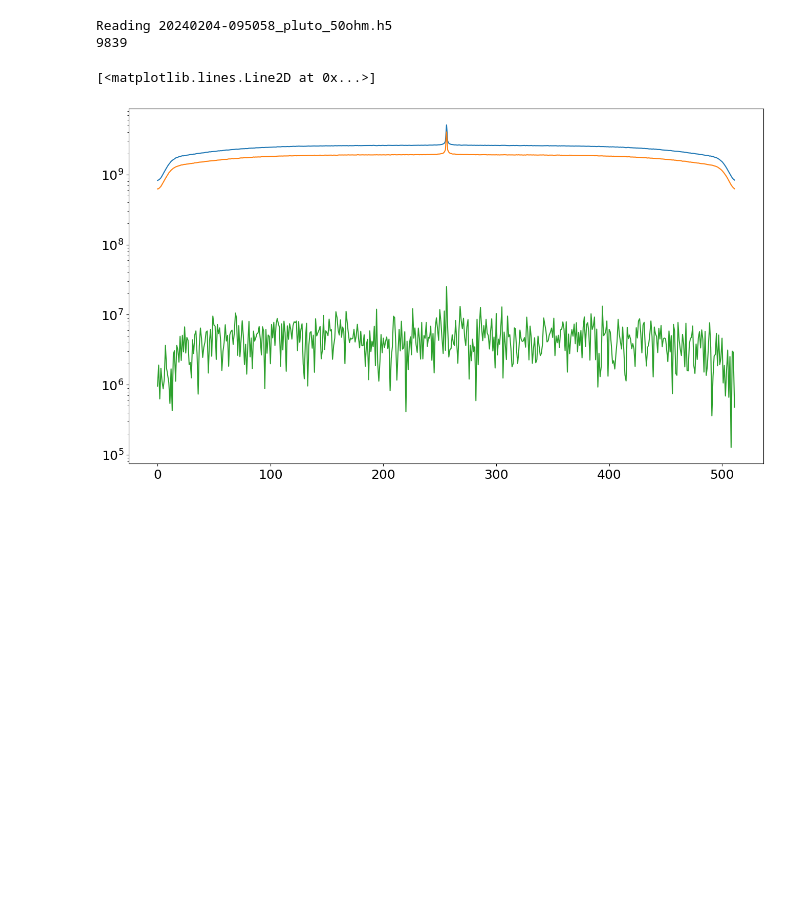
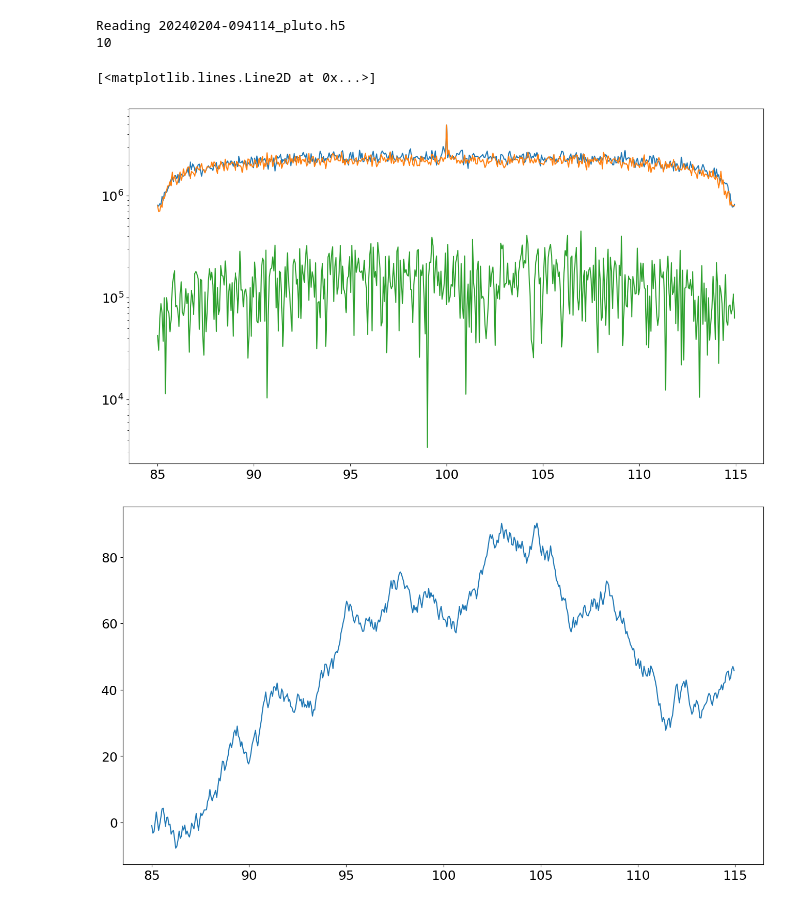
Before and after one commit to jnthek/plutosdr, a Jupyter notebook: Read_hdf5.ipynb, the cells around one changed output. Cells and saved outputs as stored; diff of their text form; code cells hidden in the pictures; blank space fills up the shorter version.

```diff
--- a/Read_hdf5.ipynb
+++ b/Read_hdf5.ipynb
@@ -5,48 +5,52 @@ import h5py
 import time
 
 plt.rcParams.update({'font.size': 18})
-# %%
-h5_file = "20240204-095058_pluto_50ohm.h5"
 # %%
-print ("Reading",h5_file)
-hf = h5py.File(h5_file, 'r')
+def h5file2corr(h5_file, NFFT):
+    print ("Reading",h5_file)
+    with h5py.File(h5_file, 'r') as hf:
+        fc = hf["data"].attrs['fc']
+        fs = hf["data"].attrs['fs']
+        c  = hf["data"].attrs['c']
+        len_data = hf["data/timestamps"][()].shape[0]
+        print (len_data)
+        Nsamp = int(c)
 
-fc = hf["data"].attrs['fc']
-fs = hf["data"].attrs['fs']
-c  = hf["data"].attrs['c']
-len_data = hf["data/timestamps"][()].shape[0]
-print (len_data)
+        auto11 = np.zeros(NFFT, dtype=np.complex64)
+        auto22 = np.zeros(NFFT, dtype=np.complex64)
+        cross12 = np.zeros(NFFT, dtype=np.complex64)
 
-NFFT = 512
-Nsamp = int(c)
+        for i in range(len_data):
+            a = hf["data/samples"][i][0][:]
+            b = hf["data/samples"][i][1][:]
 
-auto11 = np.zeros(NFFT, dtype=np.complex64)
-auto22 = np.zeros(NFFT, dtype=np.complex64)
-cross12 = np.zeros(NFFT, dtype=np.complex64)
+            for j in range(int(Nsamp/NFFT)):
+                c1_fft = np.fft.fft(a[j*NFFT:(j+1)*NFFT])
+                c2_fft = np.fft.fft(b[j*NFFT:(j+1)*NFFT])
+                auto11 = auto11 + c1_fft*np.conj(c1_fft)
+                auto22 = auto22 + c2_fft*np.conj(c2_fft)
+                cross12 = cross12 + c1_fft*np.conj(c2_fft)
 
-for i in range(len_data):
-    a = hf["data/samples"][i][0][:]
-    b = hf["data/samples"][i][1][:]
-
-    for j in range(int(Nsamp/NFFT)):
-        c1_fft = np.fft.fft(a[j*NFFT:(j+1)*NFFT])
-        c2_fft = np.fft.fft(b[j*NFFT:(j+1)*NFFT])
-        auto11 = auto11 + c1_fft*np.conj(c1_fft)
-        auto22 = auto22 + c2_fft*np.conj(c2_fft)
-        cross12 = cross12 + c1_fft*np.conj(c2_fft)
-hf.close()
-
-auto11 = np.fft.fftshift(auto11)
-auto22 = np.fft.fftshift(auto22)
-cross12 = np.fft.fftshift(cross12)
+    auto11 = np.fft.fftshift(auto11)
+    auto22 = np.fft.fftshift(auto22)
+    cross12 = np.fft.fftshift(cross12)
+    freqs = np.fft.fftshift(np.fft.fftfreq(NFFT, 1/fs)+fc)
+    return freqs, auto11, auto22, cross12
-# %% [output]
-Reading 20240204-095058_pluto_50ohm.h5
-9839
+# %%
+# freqs, auto11, auto22, cross12 = h5file2corr("20240204-095058_pluto_50ohm.h5", 512)
+freqs, auto11, auto22, cross12 = h5file2corr("20240204-094114_pluto.h5", 512)
+# %% [output]
+Reading 20240204-094114_pluto.h5
+10
 # %%
 plt.figure(figsize=(16,9))
-plt.semilogy(np.abs(auto11))
-plt.semilogy(np.abs(auto22))
-plt.semilogy(np.abs(cross12))
+plt.semilogy(freqs/1e6, np.abs(auto11))
+plt.semilogy(freqs/1e6, np.abs(auto22))
+plt.semilogy(freqs/1e6, np.abs(cross12))
+
+plt.figure(figsize=(16,9))
+plt.plot(freqs/1e6, np.unwrap(np.angle(cross12)))
 # %% [output]
 [<matplotlib.lines.Line2D at 0x...>]
-[figure, old version]
+[figure, new version]
+[figure, added]
```
